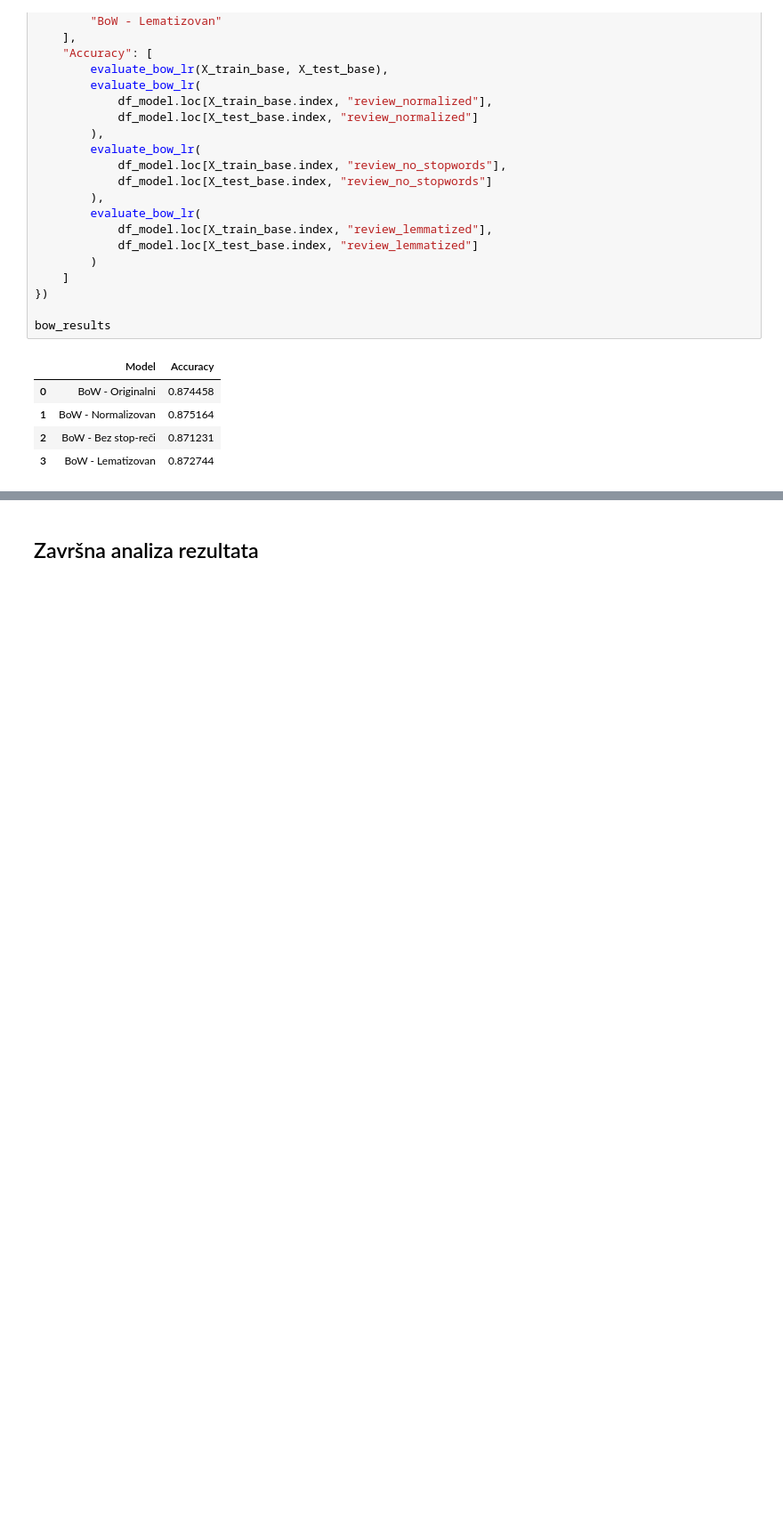
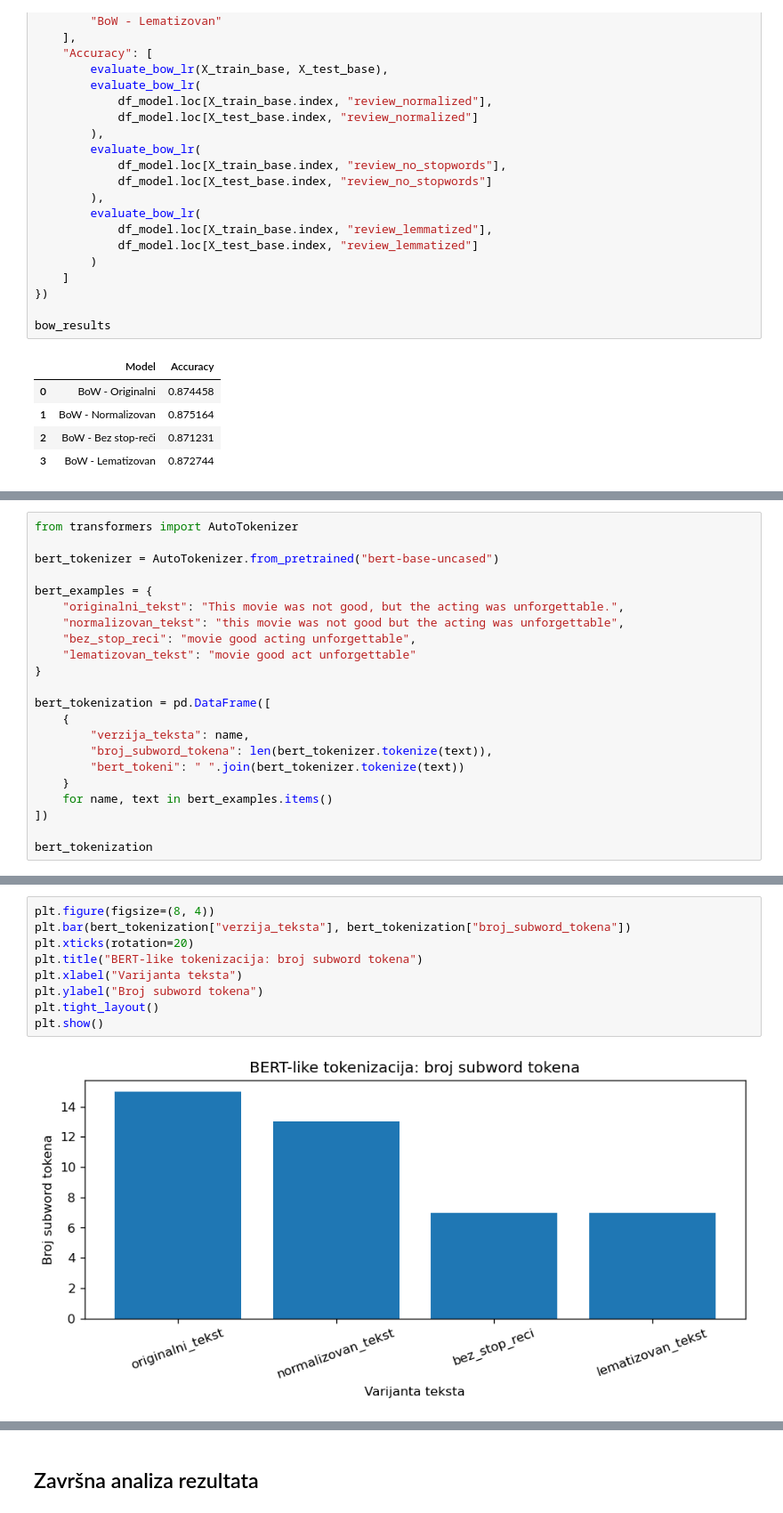
Before and after one commit to natalija529/imdb-movies, a Jupyter notebook: imdb-movies.ipynb, the cells around one changed output, grey strips where cells are left out. Shown at 89% size. Drawn from its saved outputs; the diff is of its cells as text; blank space fills up the shorter version.

```diff
--- a/imdb-movies.ipynb
+++ b/imdb-movies.ipynb
@@ -729,0 +812,22 @@ bow_results
+# %%
+from transformers import AutoTokenizer
+
+bert_tokenizer = AutoTokenizer.from_pretrained("bert-base-uncased")
+
+bert_examples = {
+    "originalni_tekst": "This movie was not good, but the acting was unforgettable.",
+    "normalizovan_tekst": "this movie was not good but the acting was unforgettable",
+    "bez_stop_reci": "movie good acting unforgettable",
+    "lematizovan_tekst": "movie good act unforgettable"
+}
+
+bert_tokenization = pd.DataFrame([
+    {
+        "verzija_teksta": name,
+        "broj_subword_tokena": len(bert_tokenizer.tokenize(text)),
+        "bert_tokeni": " ".join(bert_tokenizer.tokenize(text))
+    }
+    for name, text in bert_examples.items()
+])
+
+bert_tokenization
@@ -729,0 +841,11 @@ bow_results
+# %%
+plt.figure(figsize=(8, 4))
+plt.bar(bert_tokenization["verzija_teksta"], bert_tokenization["broj_subword_tokena"])
+plt.xticks(rotation=20)
+plt.title("BERT-like tokenizacija: broj subword tokena")
+plt.xlabel("Varijanta teksta")
+plt.ylabel("Broj subword tokena")
+plt.tight_layout()
+plt.show()
+# %% [output]
+[figure, added]
```
Also changed, not shown: parts of 13 cells of this notebook.
